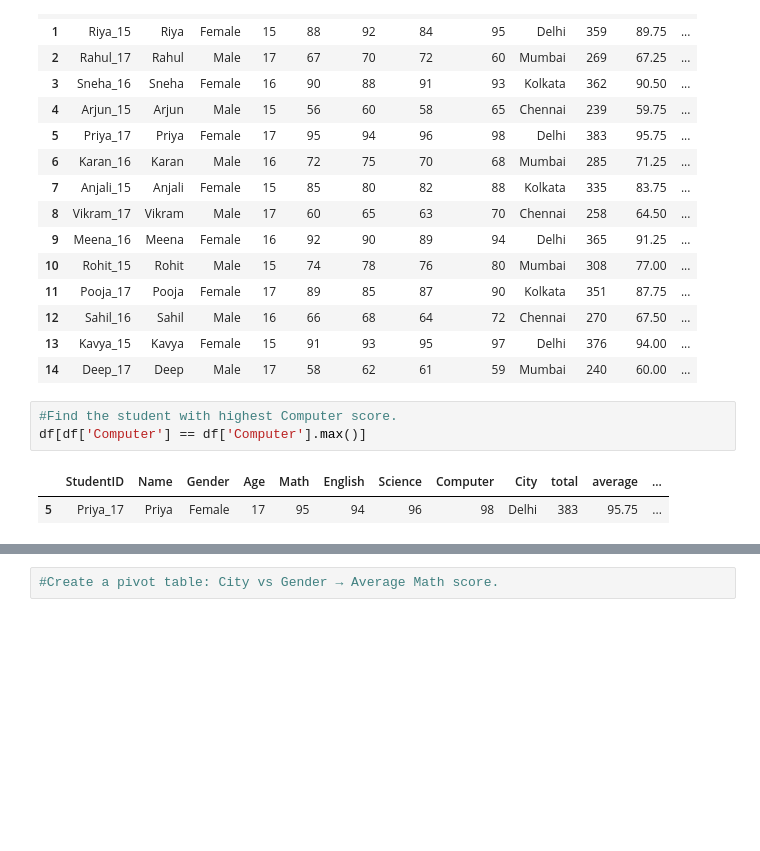
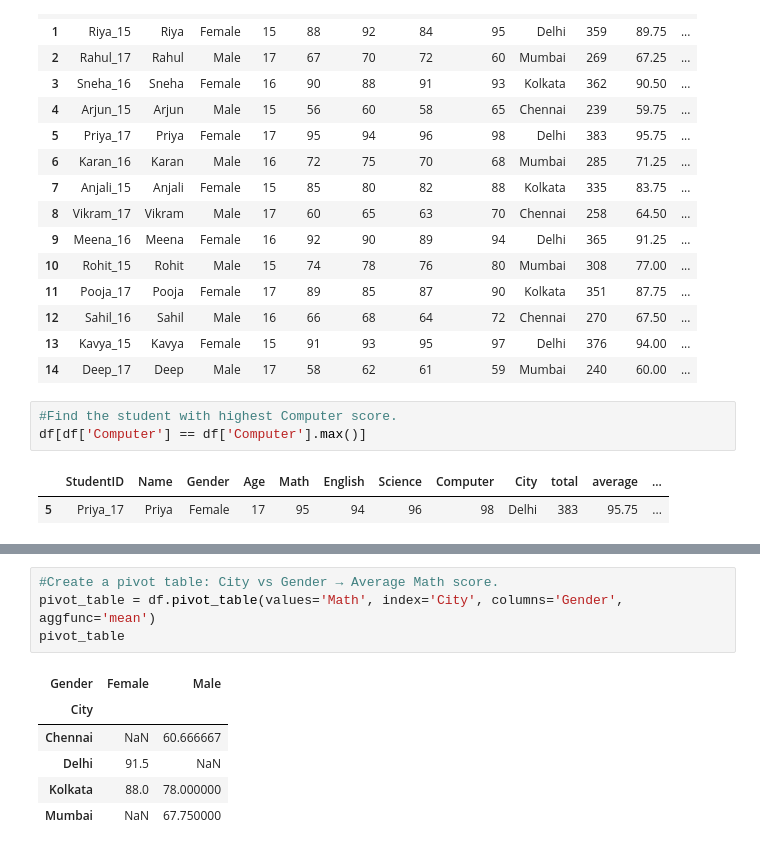
Before and after one commit to Biswajit-Sardar/pandas, a Jupyter notebook: practice.ipynb, the cells around one changed output, grey strips where cells are left out. Cells and saved outputs as stored; diff of their text form; blank space fills up the shorter version.

```diff
--- a/practice.ipynb
+++ b/practice.ipynb
@@ -530,4 +599,13 @@ df[df['Computer'] == df['Computer'].max()]
 # %%
 #Create a pivot table: City vs Gender → Average Math score.
+pivot_table = df.pivot_table(values='Math', index='City', columns='Gender', aggfunc='mean')
+pivot_table
+# %% [output]
+| Gender | Female | Male |
+| City |  |  |
+| Chennai | NaN | 60.666667 |
+| Delhi | 91.5 | NaN |
+| Kolkata | 88.0 | 78.000000 |
+| Mumbai | NaN | 67.750000 |
 # %%
 #Generate a full summary report (using describe() and info()).
```
Also changed, not shown: parts of 6 cells of this notebook.
